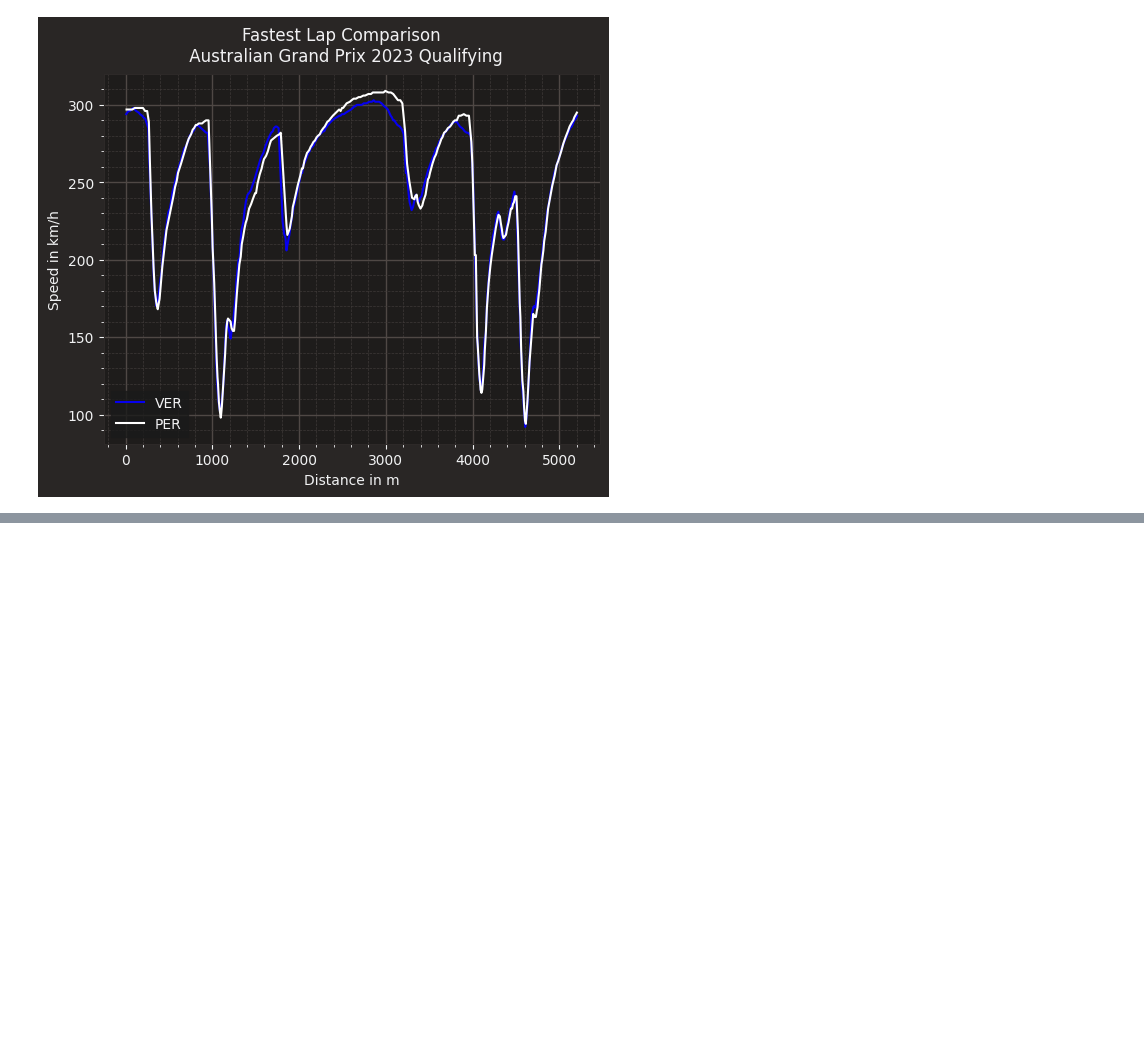
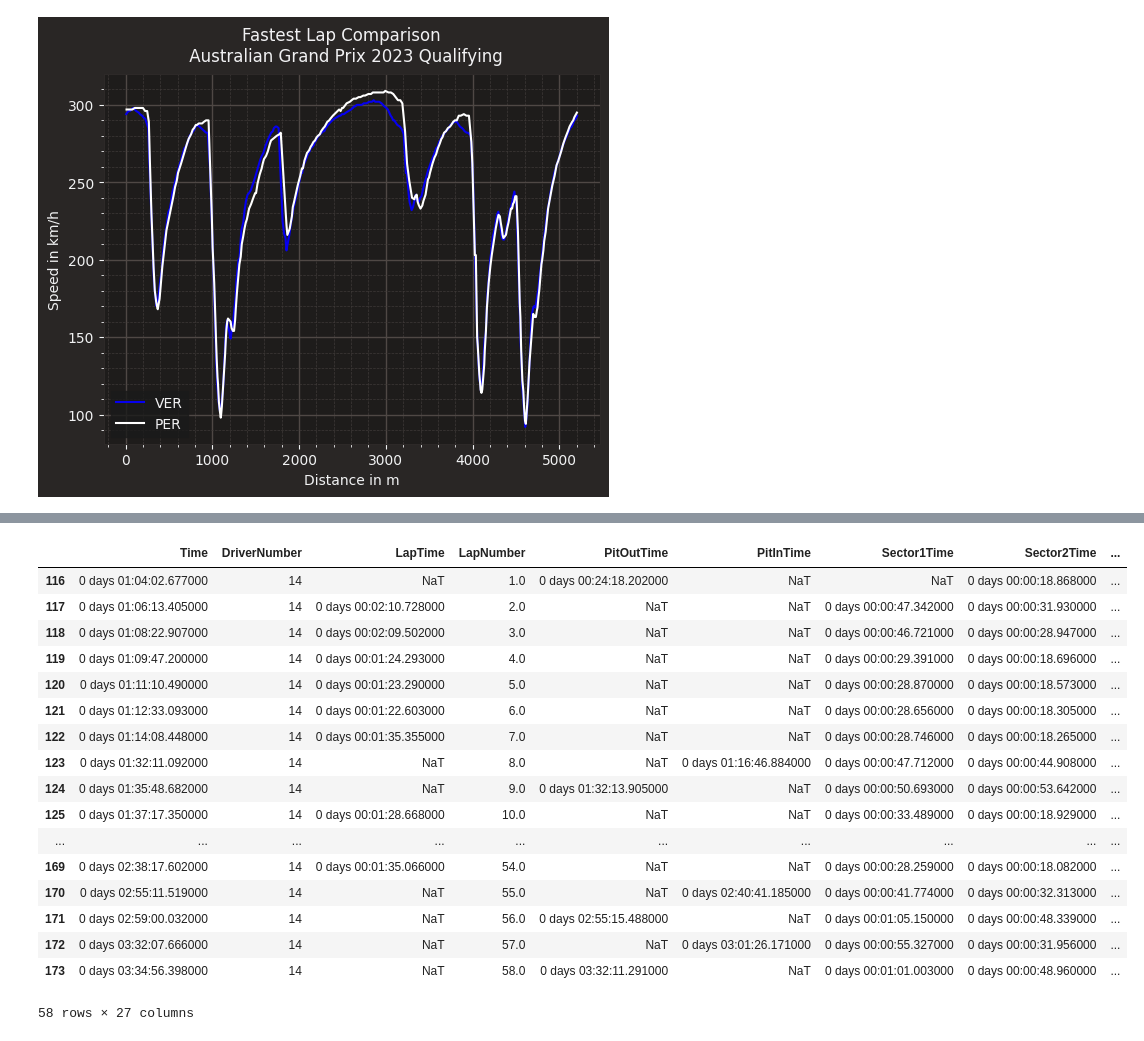
Before and after one commit to ztrend/data_science, a Jupyter notebook: Australia.ipynb, the cells around one changed output, grey strips where cells are left out. Saved outputs shown, nothing was run; the diff lists cells and outputs as text; code cells hidden in the pictures; blank space fills up the shorter version.

```diff
--- a/Australia.ipynb
+++ b/Australia.ipynb
@@ -337,0 +337,22 @@ To github.com:ztrend/data_science.git
+# %%
+alo_laps = laps.pick_driver('ALO')
+alo_laps
+# %% [output]
+|  | Time | DriverNumber | LapTime | LapNumber | PitOutTime | PitInTime | Sector1Time | Sector2Time | ... |
+| 116 | 0 days 01:04:02.677000 | 14 | NaT | 1.0 | 0 days 00:24:18.202000 | NaT | NaT | 0 days 00:00:18.868000 | ... |
+| 117 | 0 days 01:06:13.405000 | 14 | 0 days 00:02:10.728000 | 2.0 | NaT | NaT | 0 days 00:00:47.342000 | 0 days 00:00:31.930000 | ... |
+| 118 | 0 days 01:08:22.907000 | 14 | 0 days 00:02:09.502000 | 3.0 | NaT | NaT | 0 days 00:00:46.721000 | 0 days 00:00:28.947000 | ... |
+| 119 | 0 days 01:09:47.200000 | 14 | 0 days 00:01:24.293000 | 4.0 | NaT | NaT | 0 days 00:00:29.391000 | 0 days 00:00:18.696000 | ... |
+| 120 | 0 days 01:11:10.490000 | 14 | 0 days 00:01:23.290000 | 5.0 | NaT | NaT | 0 days 00:00:28.870000 | 0 days 00:00:18.573000 | ... |
+| 121 | 0 days 01:12:33.093000 | 14 | 0 days 00:01:22.603000 | 6.0 | NaT | NaT | 0 days 00:00:28.656000 | 0 days 00:00:18.305000 | ... |
+| 122 | 0 days 01:14:08.448000 | 14 | 0 days 00:01:35.355000 | 7.0 | NaT | NaT | 0 days 00:00:28.746000 | 0 days 00:00:18.265000 | ... |
+| 123 | 0 days 01:32:11.092000 | 14 | NaT | 8.0 | NaT | 0 days 01:16:46.884000 | 0 days 00:00:47.712000 | 0 days 00:00:44.908000 | ... |
+| 124 | 0 days 01:35:48.682000 | 14 | NaT | 9.0 | 0 days 01:32:13.905000 | NaT | 0 days 00:00:50.693000 | 0 days 00:00:53.642000 | ... |
+| 125 | 0 days 01:37:17.350000 | 14 | 0 days 00:01:28.668000 | 10.0 | NaT | NaT | 0 days 00:00:33.489000 | 0 days 00:00:18.929000 | ... |
+| ... | ... | ... | ... | ... | ... | ... | ... | ... | ... |
+| 169 | 0 days 02:38:17.602000 | 14 | 0 days 00:01:35.066000 | 54.0 | NaT | NaT | 0 days 00:00:28.259000 | 0 days 00:00:18.082000 | ... |
+| 170 | 0 days 02:55:11.519000 | 14 | NaT | 55.0 | NaT | 0 days 02:40:41.185000 | 0 days 00:00:41.774000 | 0 days 00:00:32.313000 | ... |
+| 171 | 0 days 02:59:00.032000 | 14 | NaT | 56.0 | 0 days 02:55:15.488000 | NaT | 0 days 00:01:05.150000 | 0 days 00:00:48.339000 | ... |
+| 172 | 0 days 03:32:07.666000 | 14 | NaT | 57.0 | NaT | 0 days 03:01:26.171000 | 0 days 00:00:55.327000 | 0 days 00:00:31.956000 | ... |
+| 173 | 0 days 03:34:56.398000 | 14 | NaT | 58.0 | 0 days 03:32:11.291000 | NaT | 0 days 00:01:01.003000 | 0 days 00:00:48.960000 | ... |
+58 rows × 27 columns
```
Also changed, not shown: parts of 9 cells of this notebook.
